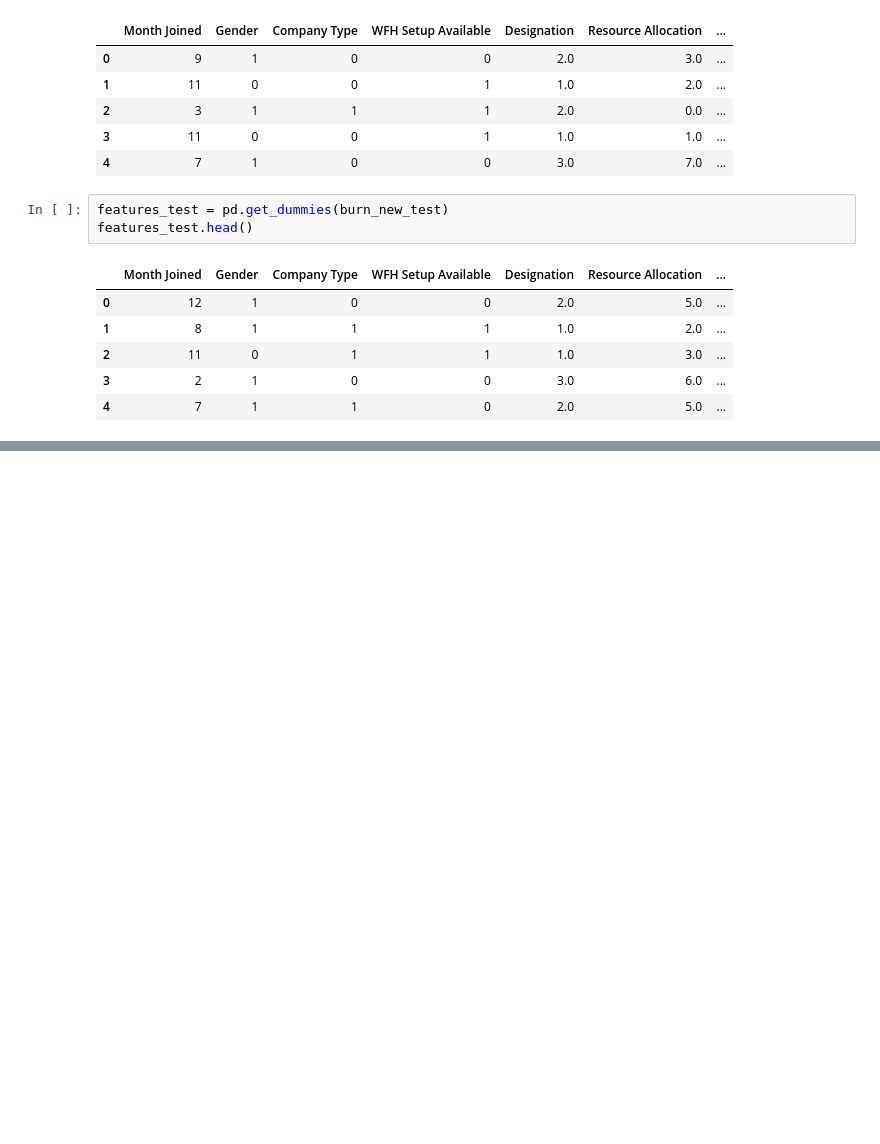
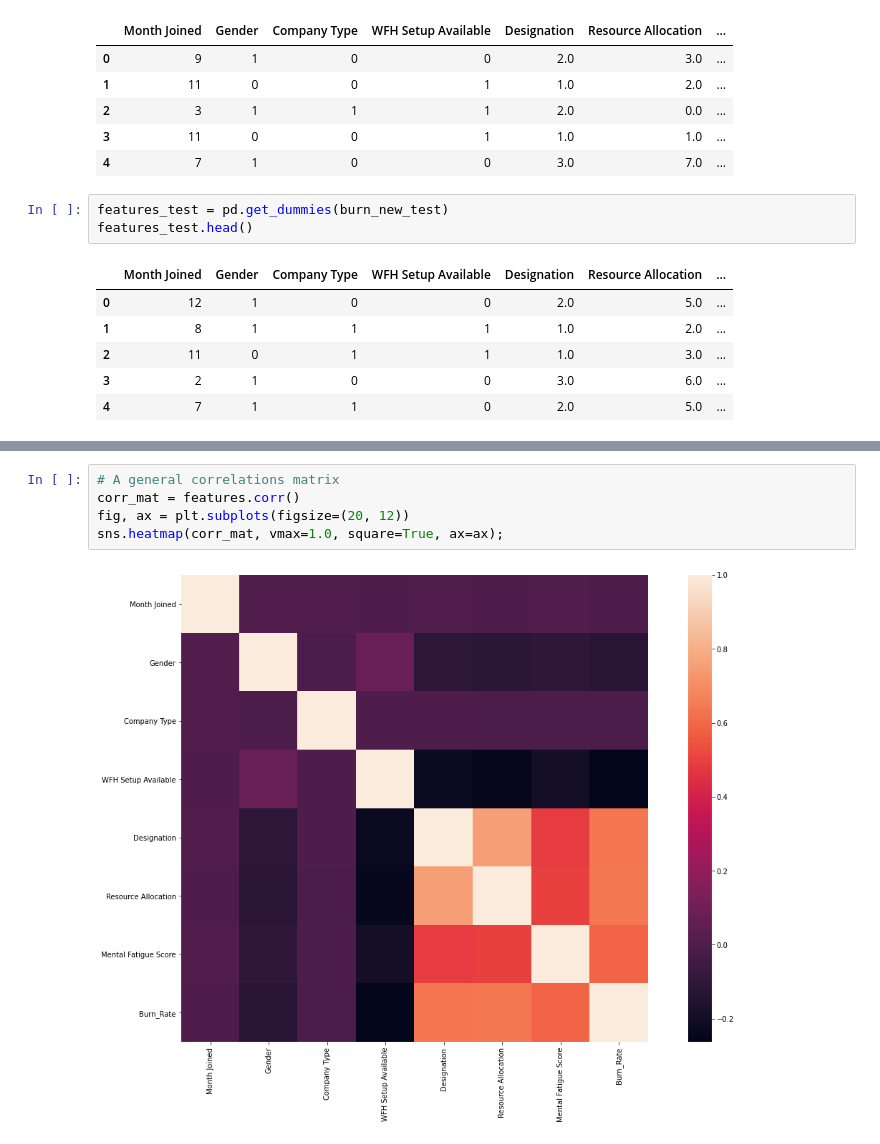
Before and after one commit to drsharice/Final-Project, a Jupyter notebook: rizky/burn.ipynb, the cells around one changed output, grey strips where cells are left out. Saved outputs shown, nothing was run; the diff lists cells and outputs as text; blank space fills up the shorter version.

```diff
--- a/rizky/burn.ipynb
+++ b/rizky/burn.ipynb
@@ -141,0 +151,7 @@ NameError: name 'test_features' is not defined
+# %%
+# A general correlations matrix
+corr_mat = features.corr()
+fig, ax = plt.subplots(figsize=(20, 12))
+sns.heatmap(corr_mat, vmax=1.0, square=True, ax=ax);
+# %% [output]
+[figure, added]
```
Also changed, not shown: parts of 26 cells of this notebook, 1 other file.
